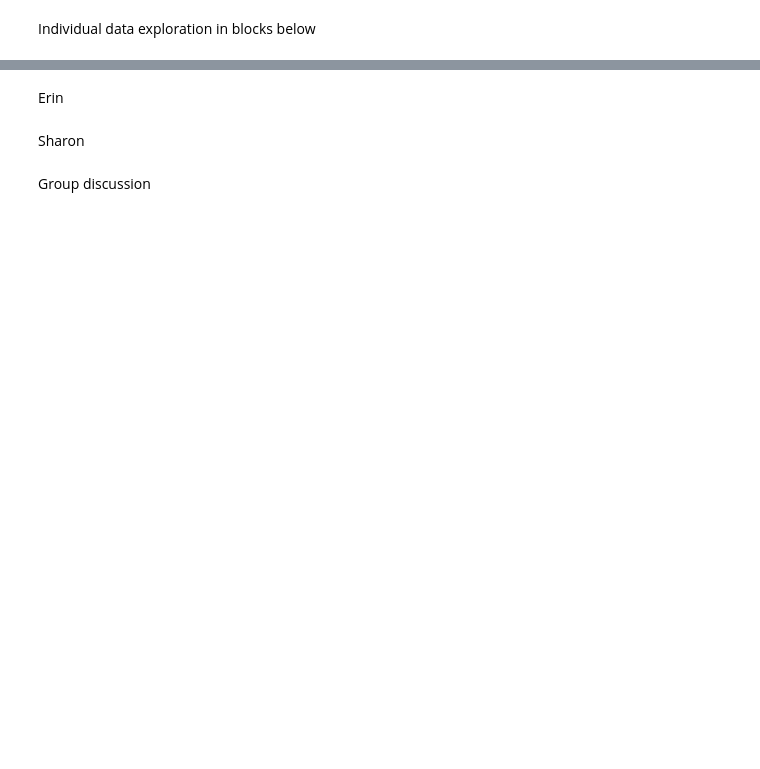
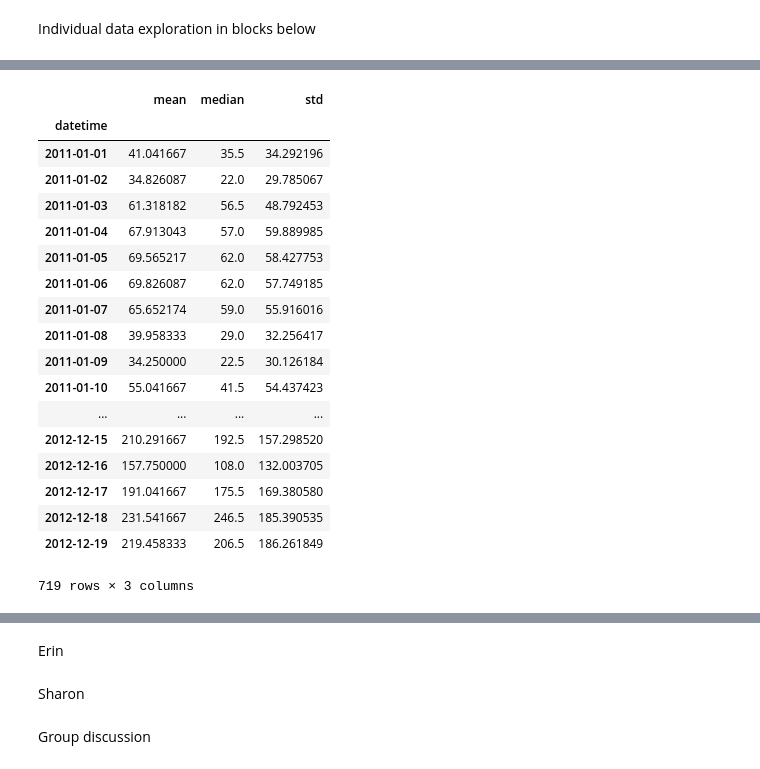
Before and after one commit to elizabethpeters/MIDS_girlpower, a Jupyter notebook: FinalProject.ipynb, the cells around one changed output, grey strips where cells are left out. Saved outputs shown, nothing was run; the diff lists cells and outputs as text; code cells hidden in the pictures; blank space fills up the shorter version.

```diff
--- a/FinalProject.ipynb
+++ b/FinalProject.ipynb
@@ -110,0 +191,25 @@ regression and other data exploration
+# %%
+#aggregating count to daily just exploring here....
+#might be useful depending on what we want to predict (hourly or daily) this could be useful
+rs=d2['count'].resample('D', how=['mean', 'median', 'std'])
+rs
+# %% [output]
+|  | mean | median | std |
+| datetime |  |  |  |
+| 2011-01-01 | 41.041667 | 35.5 | 34.292196 |
+| 2011-01-02 | 34.826087 | 22.0 | 29.785067 |
+| 2011-01-03 | 61.318182 | 56.5 | 48.792453 |
+| 2011-01-04 | 67.913043 | 57.0 | 59.889985 |
+| 2011-01-05 | 69.565217 | 62.0 | 58.427753 |
+| 2011-01-06 | 69.826087 | 62.0 | 57.749185 |
+| 2011-01-07 | 65.652174 | 59.0 | 55.916016 |
+| 2011-01-08 | 39.958333 | 29.0 | 32.256417 |
+| 2011-01-09 | 34.250000 | 22.5 | 30.126184 |
+| 2011-01-10 | 55.041667 | 41.5 | 54.437423 |
+| ... | ... | ... | ... |
+| 2012-12-15 | 210.291667 | 192.5 | 157.298520 |
+| 2012-12-16 | 157.750000 | 108.0 | 132.003705 |
+| 2012-12-17 | 191.041667 | 175.5 | 169.380580 |
+| 2012-12-18 | 231.541667 | 246.5 | 185.390535 |
+| 2012-12-19 | 219.458333 | 206.5 | 186.261849 |
+719 rows × 3 columns
```
Also changed, not shown: parts of 9 cells of this notebook.
